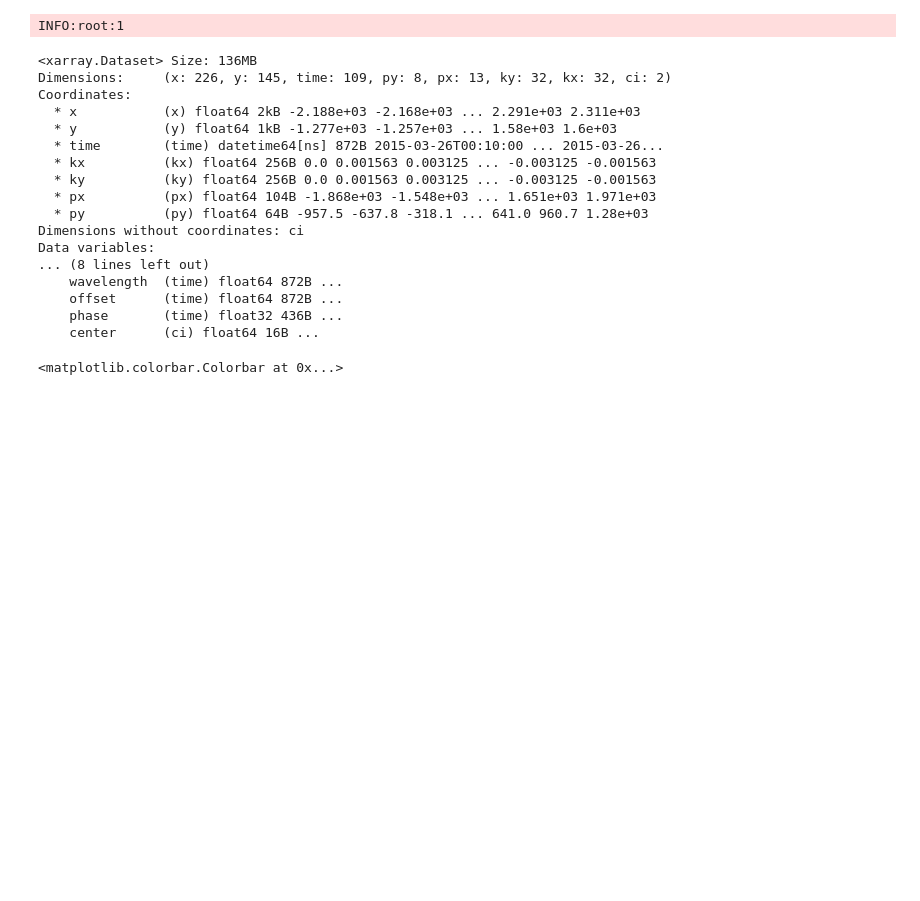
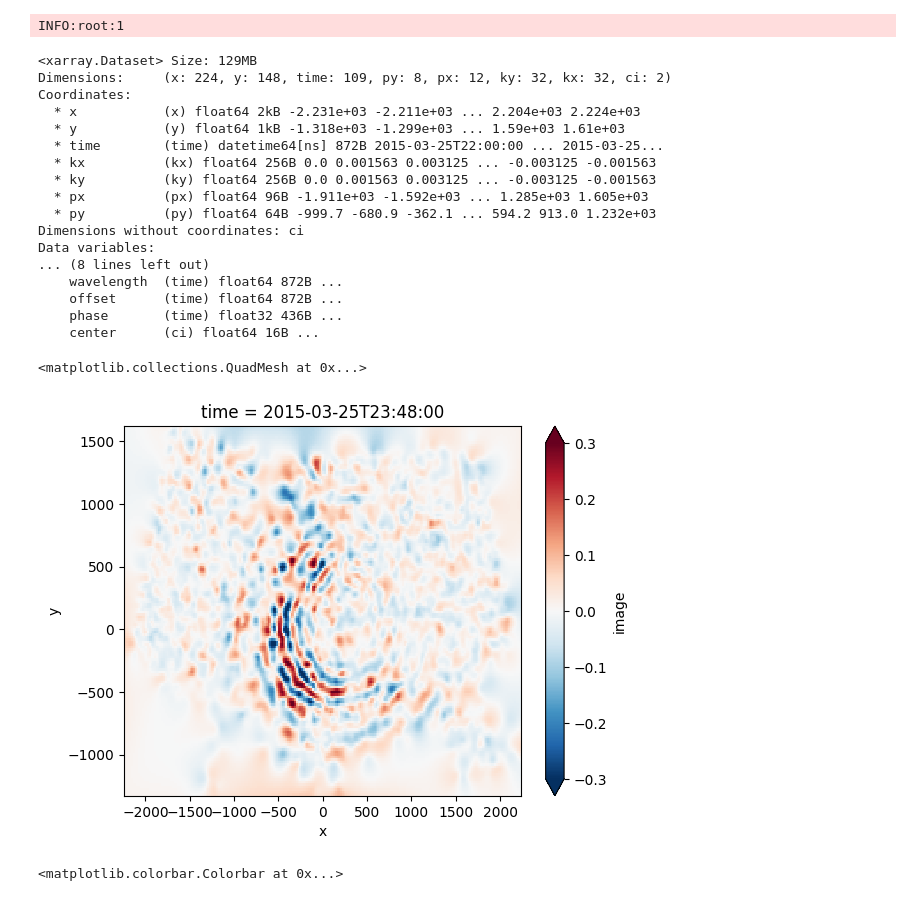
Before and after one commit to gregstarr/gnss-tid, a Jupyter notebook: scratch.ipynb, the cells around one changed output. Drawn from its saved outputs; the diff is of its cells as text; code cells hidden in the pictures; blank space fills up the shorter version.

```diff
--- a/scratch.ipynb
+++ b/scratch.ipynb
@@ -27,20 +27,19 @@ import numpy as np
 import xarray
 import gnss_tid.plotting
 
-data = xarray.open_dataset("/homes/starrgw1/code/gnss-tid/outputs/2024-12-06/19-11-36/autofocus.h5")
-# gnss_tid.plotting.make_animation(data, "event2.gif", maxr=2400)
+data = xarray.open_dataset("/homes/starrgw1/code/gnss-tid/outputs/2024-12-06/22-20-41/autofocus.h5")
 data
 # %% [output]
-<xarray.Dataset> Size: 136MB
-Dimensions:     (x: 226, y: 145, time: 109, py: 8, px: 13, ky: 32, kx: 32, ci: 2)
+<xarray.Dataset> Size: 129MB
+Dimensions:     (x: 224, y: 148, time: 109, py: 8, px: 12, ky: 32, kx: 32, ci: 2)
 Coordinates:
-  * x           (x) float64 2kB -2.188e+03 -2.168e+03 ... 2.291e+03 2.311e+03
-  * y           (y) float64 1kB -1.277e+03 -1.257e+03 ... 1.58e+03 1.6e+03
-  * time        (time) datetime64[ns] 872B 2015-03-26T00:10:00 ... 2015-03-26...
+  * x           (x) float64 2kB -2.231e+03 -2.211e+03 ... 2.204e+03 2.224e+03
+  * y           (y) float64 1kB -1.318e+03 -1.299e+03 ... 1.59e+03 1.61e+03
+  * time        (time) datetime64[ns] 872B 2015-03-25T22:00:00 ... 2015-03-25...
   * kx          (kx) float64 256B 0.0 0.001563 0.003125 ... -0.003125 -0.001563
   * ky          (ky) float64 256B 0.0 0.001563 0.003125 ... -0.003125 -0.001563
-  * px          (px) float64 104B -1.868e+03 -1.548e+03 ... 1.651e+03 1.971e+03
-  * py          (py) float64 64B -957.5 -637.8 -318.1 ... 641.0 960.7 1.28e+03
+  * px          (px) float64 96B -1.911e+03 -1.592e+03 ... 1.285e+03 1.605e+03
+  * py          (py) float64 64B -999.7 -680.9 -362.1 ... 594.2 913.0 1.232e+03
 Dimensions without coordinates: ci
 Data variables:
 ... (8 lines left out)
@@ -48,6 +47,11 @@ Data variables:
     offset      (time) float64 872B ...
     phase       (time) float32 436B ...
     center      (ci) float64 16B ...
+# %%
+data.image.isel(time=data.objective.argmax("time")).plot(vmax=.3)
+# %% [output]
+<matplotlib.collections.QuadMesh at 0x...>
+[figure, added]
 # %%
 from sklearn.metrics import pairwise_distances
 from skimage.filters import butterworth
```
Also changed, not shown: 7 other files.
